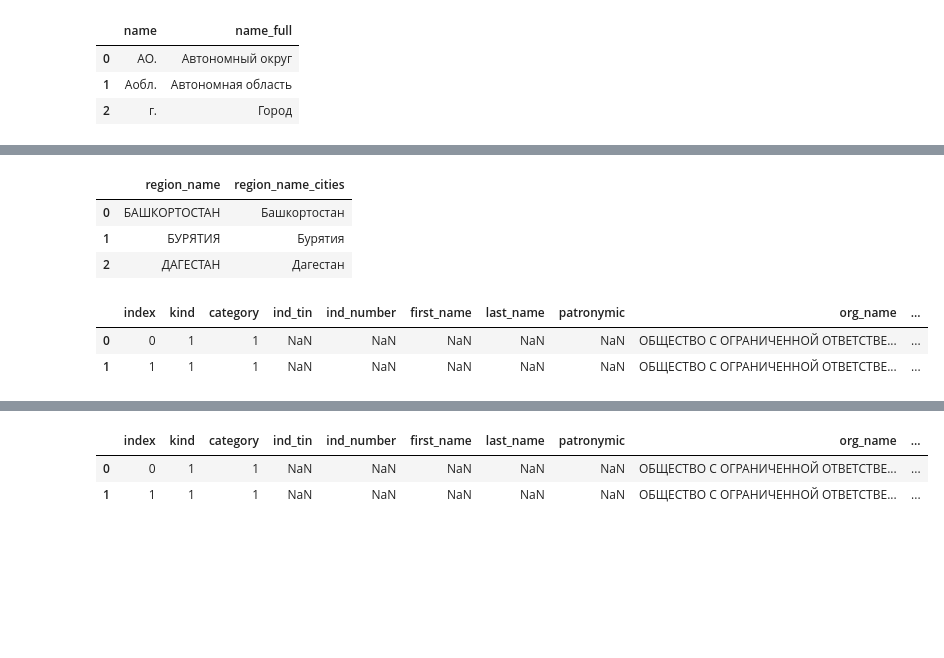
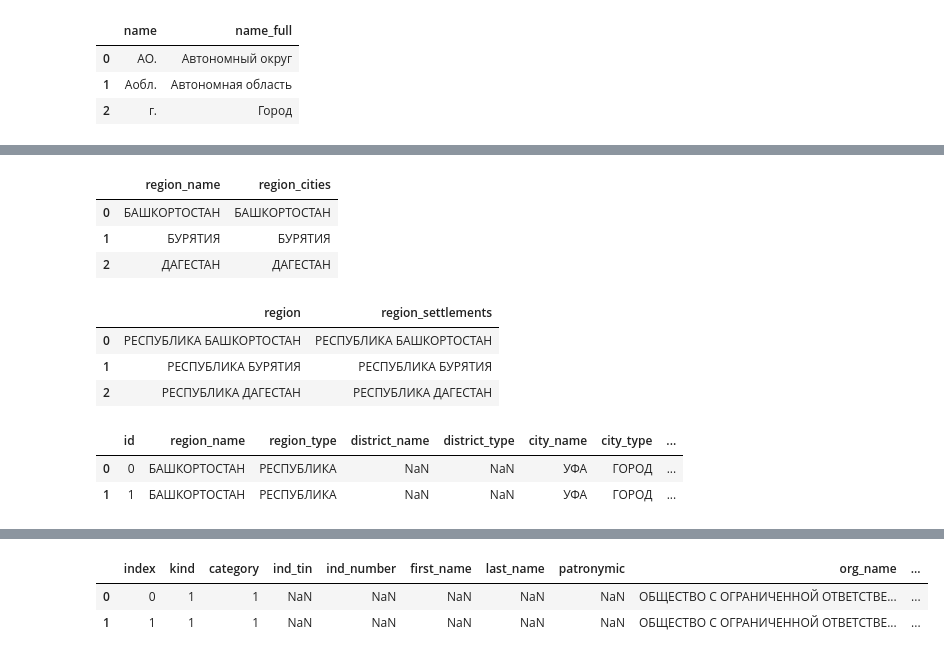
Before and after one commit to PavelSyomin/ru-smb-companies, a Jupyter notebook: Post Processing.ipynb, the cells around one changed output, grey strips where cells are left out. Cells and saved outputs as stored; diff of their text form; code cells hidden in the pictures; blank space fills up the shorter version.

```diff
--- a/Post Processing.ipynb
+++ b/Post Processing.ipynb
@@ -153,0 +74,3 @@ rsmp.loc[(rsmp["settlement_type"].notna()) & rsmp["settlement_type_norm"].isna()
+# %%
+addr_count = len(addresses)
+addr_count
@@ -153,0 +105,3 @@ rsmp.loc[(rsmp["settlement_type"].notna()) & rsmp["settlement_type_norm"].isna()
+# %%
+def preprocess_text_column(c):
+    return c.str.upper().replace("Ё", "Е")
@@ -154,24 +145,46 @@ rsmp.loc[(rsmp["settlement_type"].notna()) & rsmp["settlement_type_norm"].isna()
 # %%
-unique_rsmp_regions = rsmp["region_name"].dropna().unique()
-unique_cities_regions = cities["region"].dropna().unique()
-region_rsmp_to_cities = pd.DataFrame({
-    "region_name": unique_rsmp_regions,
-    "region_name_cities": [
-        process.extractOne(region_name, unique_cities_regions)[0]
-        for region_name in unique_rsmp_regions
+unique_region_names = addresses["region_name"].dropna().unique()
+unique_regions_in_cities = cities["region"].dropna().unique()
+region_names_to_cities = pd.DataFrame({
+    "region_name": unique_region_names,
+    "region_cities": [
+        process.extractOne(region_name, unique_regions_in_cities)[0].upper()
+        for region_name in unique_region_names
     ]
 })
-region_rsmp_to_cities.head(3)
+region_names_to_cities.head(3)
 # %% [output]
-|  | region_name | region_name_cities |
-| 0 | БАШКОРТОСТАН | Башкортостан |
-| 1 | БУРЯТИЯ | Бурятия |
-| 2 | ДАГЕСТАН | Дагестан |
+|  | region_name | region_cities |
+| 0 | БАШКОРТОСТАН | БАШКОРТОСТАН |
+| 1 | БУРЯТИЯ | БУРЯТИЯ |
+| 2 | ДАГЕСТАН | ДАГЕСТАН |
+# %%
+unique_regions = addresses["region"].dropna().unique()
+unique_regions_in_settlements = settlements["region"].dropna().unique()
+regions_to_settlements = pd.DataFrame({
+    "region": unique_regions,
+    "region_settlements": [
+        process.extractOne(
+            region_name,
+            unique_regions_in_settlements,
+            scorer=fuzz.token_set_ratio
+        )[0].upper()
+        for region_name in unique_regions
+    ]
+})
+regions_to_settlements.head(3)
+# %% [output]
+|  | region | region_settlements |
+| 0 | РЕСПУБЛИКА БАШКОРТОСТАН | РЕСПУБЛИКА БАШКОРТОСТАН |
+| 1 | РЕСПУБЛИКА БУРЯТИЯ | РЕСПУБЛИКА БУРЯТИЯ |
+| 2 | РЕСПУБЛИКА ДАГЕСТАН | РЕСПУБЛИКА ДАГЕСТАН |
 # %%
-rsmp = rsmp.merge(region_rsmp_to_cities, how="left", on="region_name")
-assert rsmp.shape[0] == rsmp_nrows
-rsmp.head(2)
+addresses = addresses.merge(region_names_to_cities, how="left", on="region_name")
+addresses = addresses.merge(regions_to_settlements, how="left", on="region")
+addresses.iloc[:, 1:] = addresses.iloc[:, 1:].apply(preprocess_text_column)
+assert len(addresses) == addr_count
+addresses.head(2)
 # %% [output]
-|  | index | kind | category | ind_tin | ind_number | first_name | last_name | patronymic | org_name | ... |
-| 0 | 0 | 1 | 1 | NaN | NaN | NaN | NaN | NaN | ОБЩЕСТВО С ОГРАНИЧЕННОЙ ОТВЕТСТВЕ... | ... |
-| 1 | 1 | 1 | 1 | NaN | NaN | NaN | NaN | NaN | ОБЩЕСТВО С ОГРАНИЧЕННОЙ ОТВЕТСТВЕ... | ... |
+|  | id | region_name | region_type | district_name | district_type | city_name | city_type | ... |
+| 0 | 0 | БАШКОРТОСТАН | РЕСПУБЛИКА | NaN | NaN | УФА | ГОРОД | ... |
+| 1 | 1 | БАШКОРТОСТАН | РЕСПУБЛИКА | NaN | NaN | УФА | ГОРОД | ... |
```
Also changed, not shown: parts of 27 cells of this notebook.
